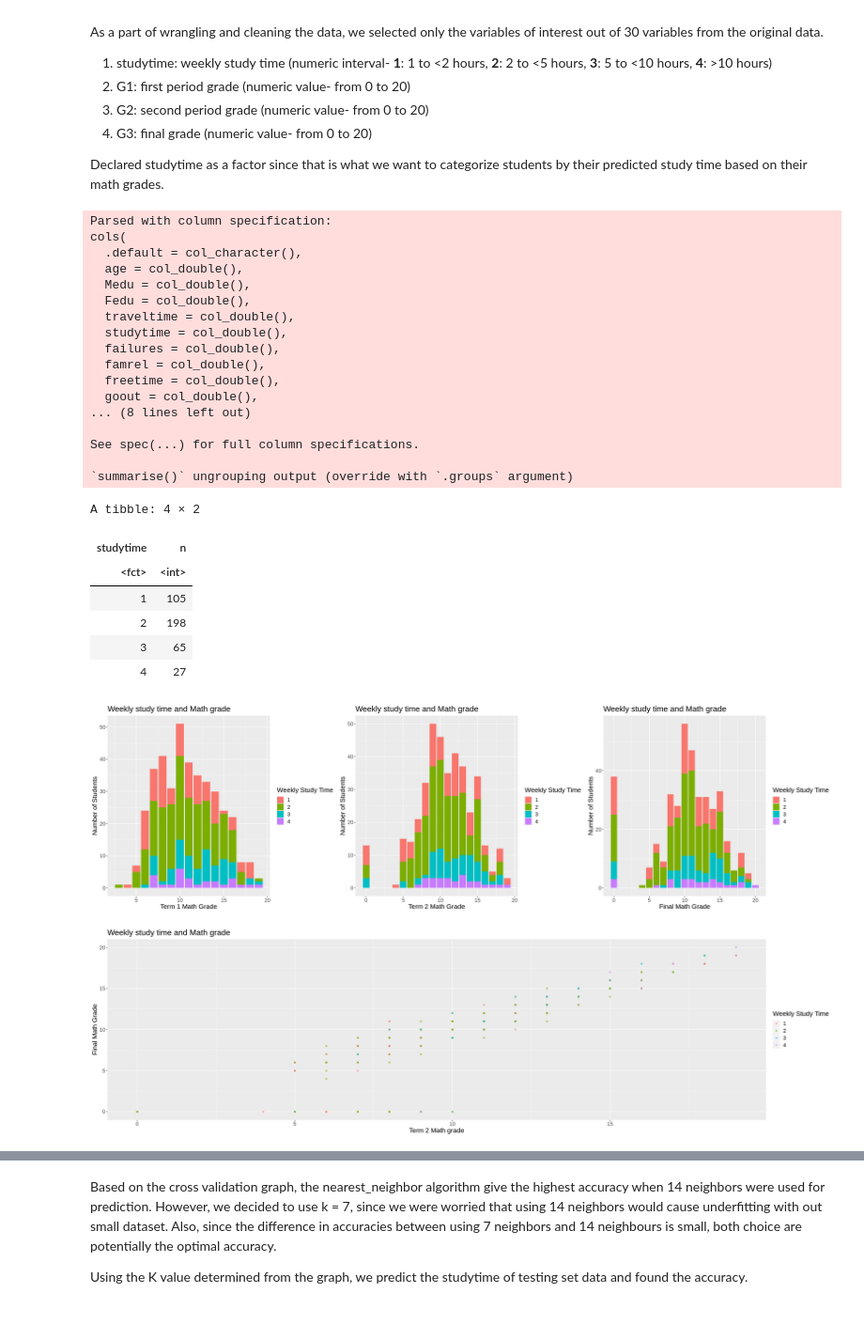
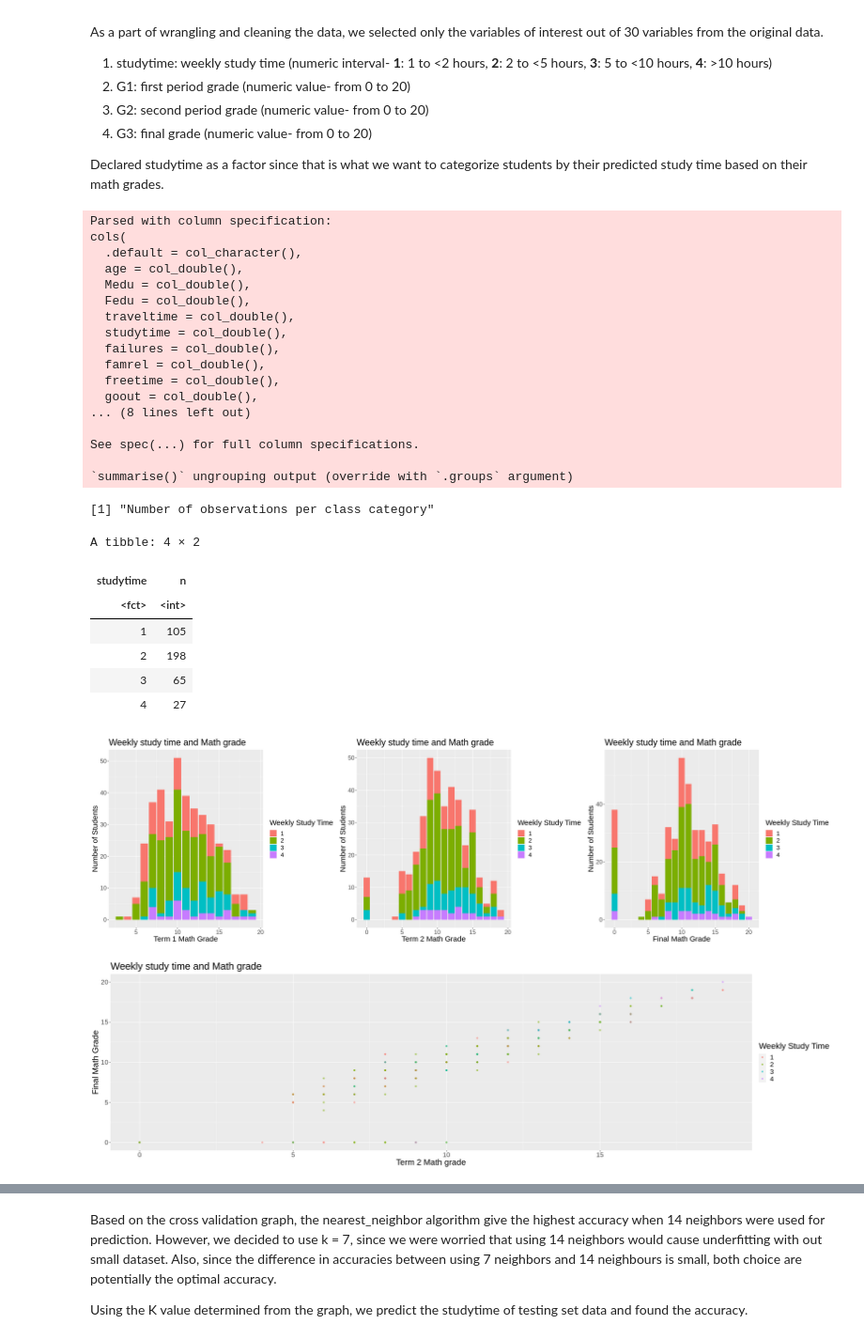
Before and after one commit to michelleykim/student_performance_analysis, a Jupyter notebook: report.ipynb, the cells around one changed output, grey strips where cells are left out. Shown at 94% size. Saved outputs shown, nothing was run; the diff lists cells and outputs as text; code cells hidden in the pictures.

```diff
--- a/report.ipynb
+++ b/report.ipynb
@@ -47,6 +43,7 @@ mat_select <- student_mat %>%
 counts <- mat_select %>%
         group_by(studytime) %>%
         summarize(n=n())
+print('Number of observations per class category')
 counts
 
 mat_plot_1 <- mat_select %>%
@@ -54,21 +51,21 @@ mat_plot_1 <- mat_select %>%
                 geom_bar(aes(y = ..count.., fill = studytime))+
                 labs(x = "Term 1 Math Grade", y = "Number of Students", fill = "Weekly Study Time",
                      title = "Weekly study time and Math grade")+
-                theme(text = element_text(size=16))
+                theme(text = element_text(size=18))
 mat_plot_2 <- mat_select %>%
                 ggplot(aes(x=G2, y=studytime))+
                 geom_bar(aes(y = ..count.., fill = studytime))+
                 labs(x = "Term 2 Math Grade", y = "Number of Students", fill = "Weekly Study Time",
                      title = "Weekly study time and Math grade")+
-                theme(text = element_text(size=16))
+                theme(text = element_text(size=18))
 mat_plot_3 <- mat_select %>%
                 ggplot(aes(x=G3, y=studytime))+
                 geom_bar(aes(y = ..count.., fill = studytime))+
                 labs(x = "Final Math Grade", y = "Number of Students", fill = "Weekly Study Time",
                      title = "Weekly study time and Math grade")+
-                theme(text = element_text(size=16))
+                theme(text = element_text(size=18))
 
-student_por_plot2 <- mat_select %>%
+mat_scatter_plot <- mat_select %>%
                 select(G2, G3, studytime) %>%
                 ggplot(aes(x = G2, y = G3, colour = studytime)) +
                 geom_point(alpha = 0.5)+
@@ -76,37 +73,38 @@ student_por_plot2 <- mat_select %>%
                      y = "Final Math Grade",
                      colour = "Weekly Study Time",
                      title = "Weekly study time and Math grade")+
-                theme(text = element_text(size=16))
+                theme(text = element_text(size=20))
 
 options(repr.plot.width = 25, repr.plot.height = 7)
 plot_grid(mat_plot_1, mat_plot_2, mat_plot_3, ncol = 3)
 
-student_por_plot2
+mat_scatter_plot
 # %% [output]
 Parsed with column specification:
 cols(
   .default = col_character(),
   age = col_double(),
   Medu = col_double(),
   Fedu = col_double(),
   traveltime = col_double(),
   studytime = col_double(),
   failures = col_double(),
   famrel = col_double(),
   freetime = col_double(),
   goout = col_double(),
 ... (8 lines left out)
 
 See spec(...) for full column specifications.
 
 `summarise()` ungrouping output (override with `.groups` argument)
-A tibble: 4 × 2
+[1] "Number of observations per class category"
+A tibble: 4 × 2
 | studytime | n |
 | <fct> | <int> |
 | 1 | 105 |
 | 2 | 198 |
 | 3 | 65 |
 | 4 | 27 |
-[figure, old version]
+[figure, new version]
-[figure, old version]
+[figure, new version]
 # %% [markdown]
```
Also changed, not shown: parts of 8 cells of this notebook.
